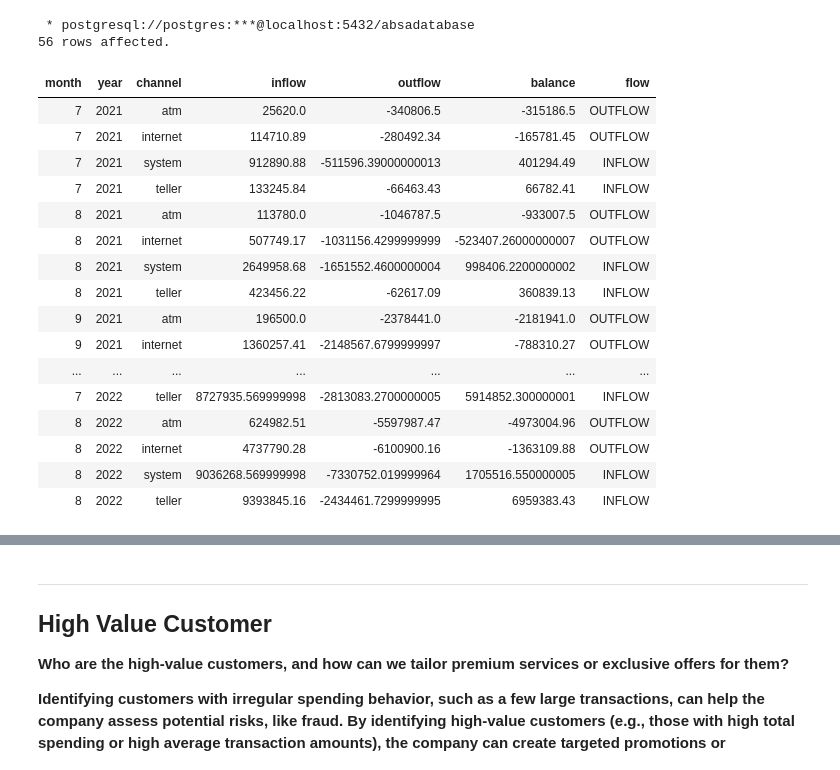
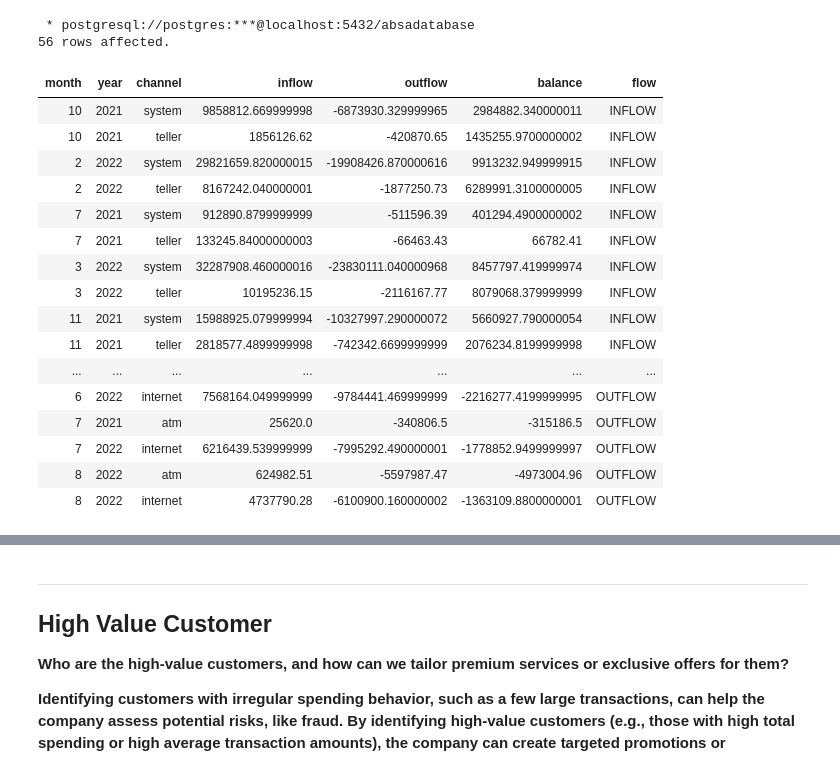
Before and after one commit to The-DigitalAcademy/EXPLORING-ABSA-DATASETS, a Jupyter notebook: keys.ipynb, the cells around one changed output, grey strips where cells are left out. Cells and saved outputs as stored; diff of their text form; code cells hidden in the pictures.

```diff
--- a/keys.ipynb
+++ b/keys.ipynb
@@ -57,43 +57,43 @@ from sqlalchemy import create_engine
 # %%
 %%sql
 SELECT
     EXTRACT(MONTH FROM record_date) AS month,
     EXTRACT(YEAR FROM record_date) AS year,
     channel,
     SUM(CASE WHEN amt >0  THEN amt ELSE 0 END) AS INFLOW,
     SUM(CASE WHEN amt <0  THEN amt ELSE 0 END) AS OUTFLOW,
     SUM(amt) AS balance,
     CASE
        WHEN SUM(amt) >0 THEN 'INFLOW'
        WHEN SUM(amt) <0 THEN 'OUTFLOW'
        ELSE 'NEUTRAL'
     END AS flow
 FROM
     transactiondata
 GROUP BY
     year, month, channel
 ORDER BY
-    year, month
+   flow
 # %% [output]
  * postgresql://postgres:***@localhost:5432/absadatabase
 56 rows affected.
 | month | year | channel | inflow | outflow | balance | flow |
+| 10 | 2021 | system | 9858812.669999998 | -6873930.329999965 | 2984882.340000011 | INFLOW |
+| 10 | 2021 | teller | 1856126.62 | -420870.65 | 1435255.9700000002 | INFLOW |
+| 2 | 2022 | system | 29821659.820000015 | -19908426.870000616 | 9913232.949999915 | INFLOW |
+| 2 | 2022 | teller | 8167242.040000001 | -1877250.73 | 6289991.3100000005 | INFLOW |
+| 7 | 2021 | system | 912890.8799999999 | -511596.39 | 401294.4900000002 | INFLOW |
+| 7 | 2021 | teller | 133245.84000000003 | -66463.43 | 66782.41 | INFLOW |
+| 3 | 2022 | system | 32287908.460000016 | -23830111.040000968 | 8457797.419999974 | INFLOW |
+| 3 | 2022 | teller | 10195236.15 | -2116167.77 | 8079068.379999999 | INFLOW |
+| 11 | 2021 | system | 15988925.079999994 | -10327997.290000072 | 5660927.790000054 | INFLOW |
+| 11 | 2021 | teller | 2818577.4899999998 | -742342.6699999999 | 2076234.8199999998 | INFLOW |
+| ... | ... | ... | ... | ... | ... | ... |
+| 6 | 2022 | internet | 7568164.049999999 | -9784441.469999999 | -2216277.4199999995 | OUTFLOW |
 | 7 | 2021 | atm | 25620.0 | -340806.5 | -315186.5 | OUTFLOW |
-| 7 | 2021 | internet | 114710.89 | -280492.34 | -165781.45 | OUTFLOW |
-| 7 | 2021 | system | 912890.88 | -511596.39000000013 | 401294.49 | INFLOW |
-| 7 | 2021 | teller | 133245.84 | -66463.43 | 66782.41 | INFLOW |
-| 8 | 2021 | atm | 113780.0 | -1046787.5 | -933007.5 | OUTFLOW |
-| 8 | 2021 | internet | 507749.17 | -1031156.4299999999 | -523407.26000000007 | OUTFLOW |
-| 8 | 2021 | system | 2649958.68 | -1651552.4600000004 | 998406.2200000002 | INFLOW |
-| 8 | 2021 | teller | 423456.22 | -62617.09 | 360839.13 | INFLOW |
-| 9 | 2021 | atm | 196500.0 | -2378441.0 | -2181941.0 | OUTFLOW |
-| 9 | 2021 | internet | 1360257.41 | -2148567.6799999997 | -788310.27 | OUTFLOW |
-| ... | ... | ... | ... | ... | ... | ... |
-| 7 | 2022 | teller | 8727935.569999998 | -2813083.2700000005 | 5914852.300000001 | INFLOW |
+| 7 | 2022 | internet | 6216439.539999999 | -7995292.490000001 | -1778852.9499999997 | OUTFLOW |
 | 8 | 2022 | atm | 624982.51 | -5597987.47 | -4973004.96 | OUTFLOW |
-| 8 | 2022 | internet | 4737790.28 | -6100900.16 | -1363109.88 | OUTFLOW |
-| 8 | 2022 | system | 9036268.569999998 | -7330752.019999964 | 1705516.550000005 | INFLOW |
-| 8 | 2022 | teller | 9393845.16 | -2434461.7299999995 | 6959383.43 | INFLOW |
+| 8 | 2022 | internet | 4737790.28 | -6100900.160000002 | -1363109.8800000001 | OUTFLOW |
 # %%
 %%sql
 SELECT
```
Also changed, not shown: parts of 6 cells of this notebook.
